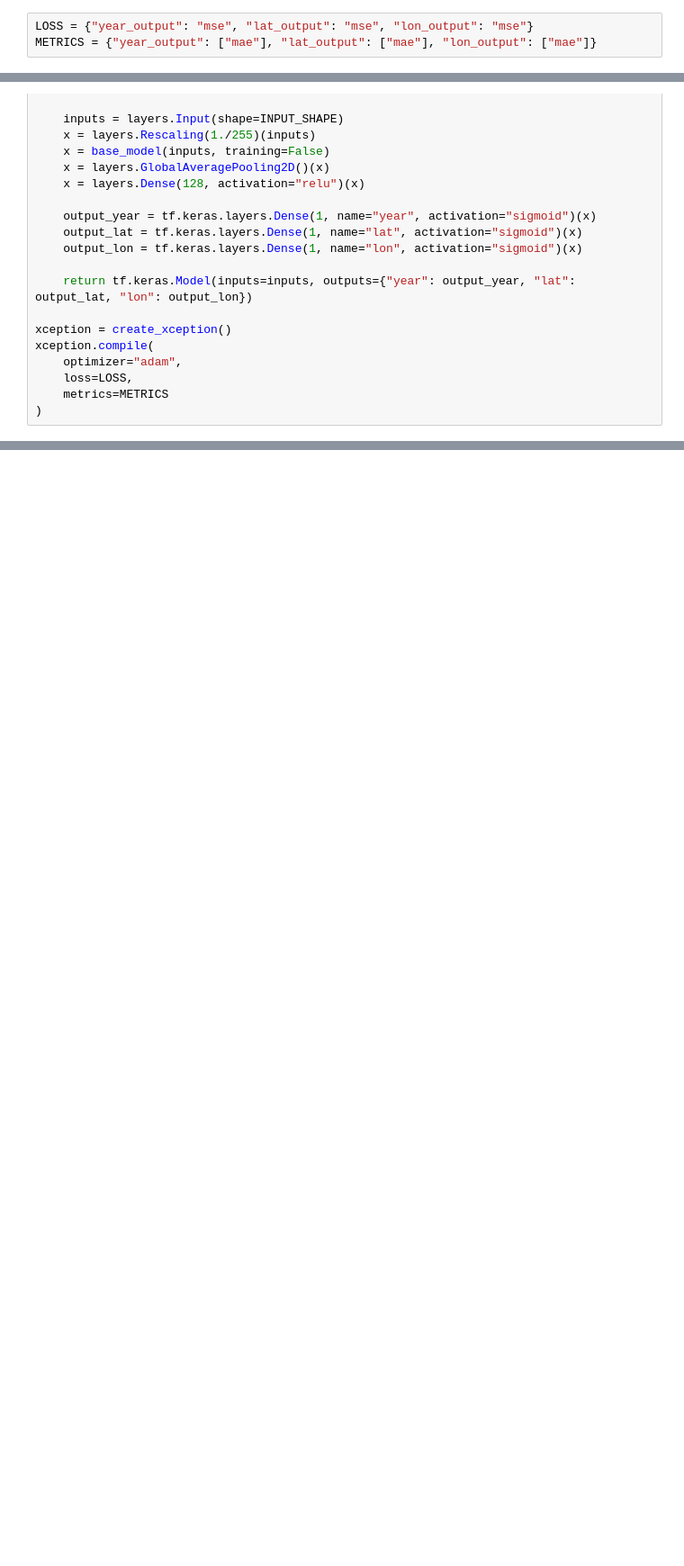
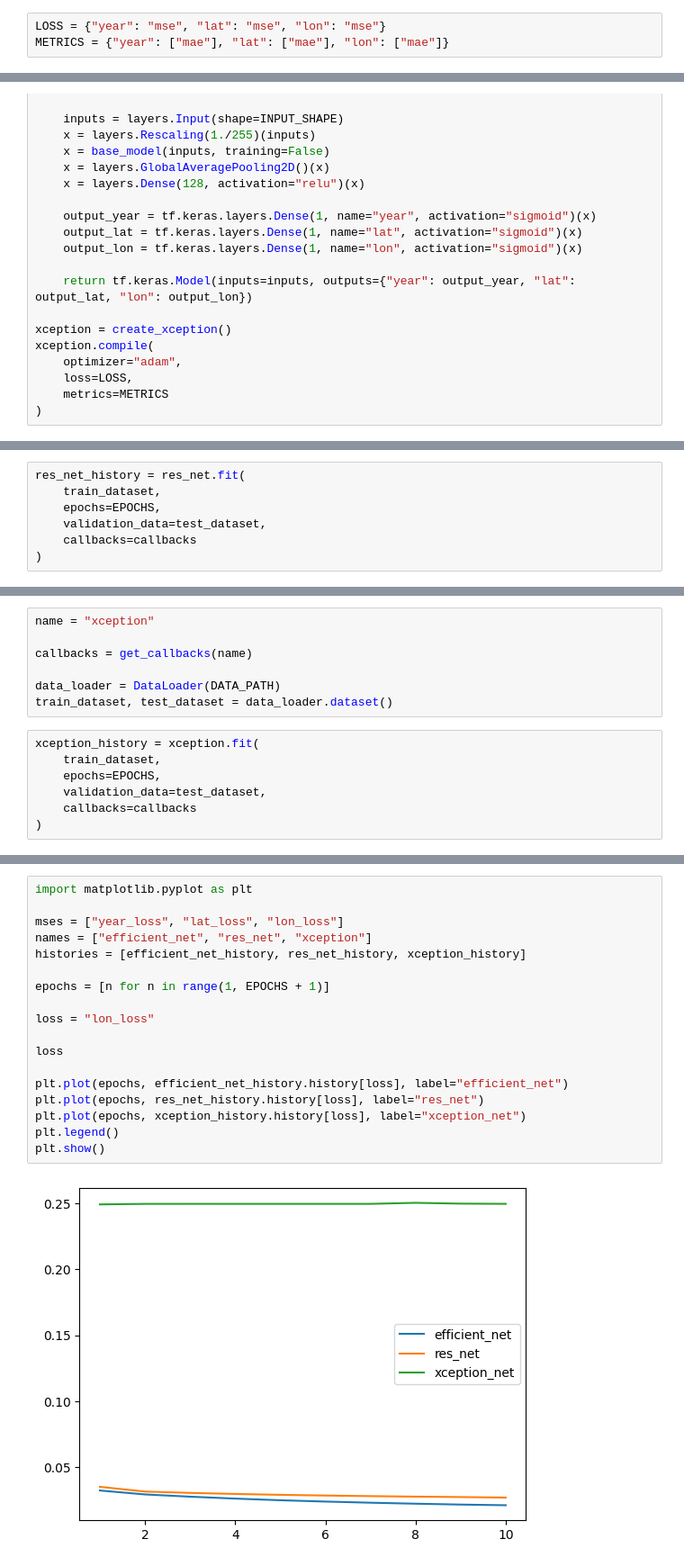
Before and after one commit to GuilhermeFrainer/time_guessr_guessr, a Jupyter notebook: notebooks/model_testing.ipynb, the cells around one changed output, grey strips where cells are left out. Shown: that part at 90% size. Cells and saved outputs as stored; diff of their text form; blank space fills up the shorter version.

```diff
--- a/notebooks/model_testing.ipynb
+++ b/notebooks/model_testing.ipynb
@@ -12,7 +12,7 @@ EPOCHS = 20
 INPUT_SHAPE = (224, 224, 3)
 # %%
-LOSS = {"year_output": "mse", "lat_output": "mse", "lon_output": "mse"}
-METRICS = {"year_output": ["mae"], "lat_output": ["mae"], "lon_output": ["mae"]}
+LOSS = {"year": "mse", "lat": "mse", "lon": "mse"}
+METRICS = {"year": ["mae"], "lat": ["mae"], "lon": ["mae"]}
 # %%
 from tensorflow import keras
 
@@ -140,0 +252,7 @@ results = train_models(models, names)
+# %%
+res_net_history = res_net.fit(
+    train_dataset,
+    epochs=EPOCHS,
+    validation_data=test_dataset,
+    callbacks=callbacks
+)
@@ -140,0 +280,14 @@ results = train_models(models, names)
+# %%
+name = "xception"
+
+callbacks = get_callbacks(name)
+
+data_loader = DataLoader(DATA_PATH)
+train_dataset, test_dataset = data_loader.dataset()
+# %%
+xception_history = xception.fit(
+    train_dataset,
+    epochs=EPOCHS,
+    validation_data=test_dataset,
+    callbacks=callbacks
+)
@@ -140,0 +319,20 @@ results = train_models(models, names)
+# %%
+import matplotlib.pyplot as plt
+
+mses = ["year_loss", "lat_loss", "lon_loss"]
+names = ["efficient_net", "res_net", "xception"]
+histories = [efficient_net_history, res_net_history, xception_history]
+
+epochs = [n for n in range(1, EPOCHS + 1)]
+
+loss = "lon_loss"
+
+loss
+
+plt.plot(epochs, efficient_net_history.history[loss], label="efficient_net")
+plt.plot(epochs, res_net_history.history[loss], label="res_net")
+plt.plot(epochs, xception_history.history[loss], label="xception_net")
+plt.legend()
+plt.show()
+# %% [output]
+[figure, added]
```
Also changed, not shown: parts of 14 cells of this notebook, 2 other files.
